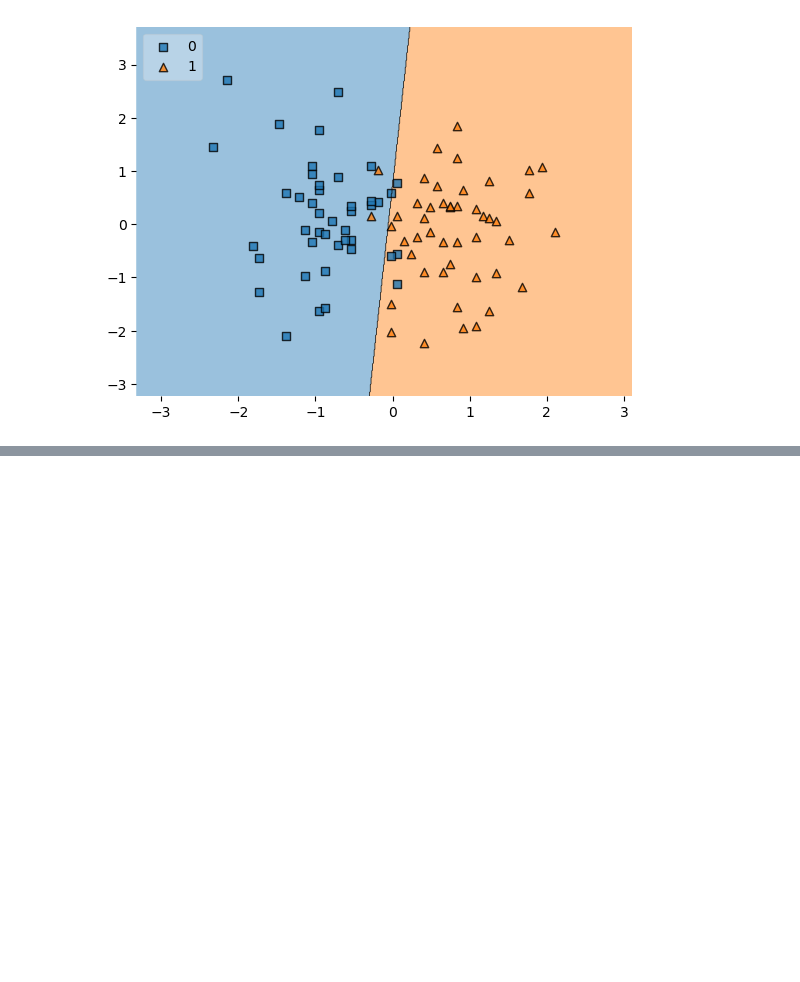
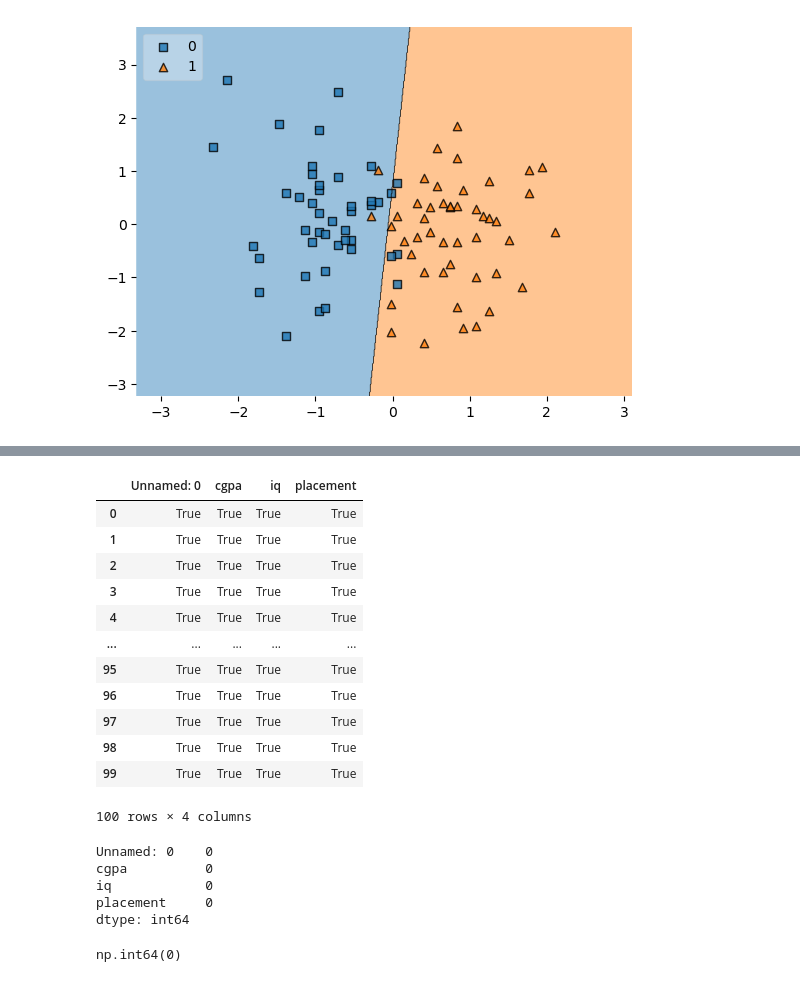
Before and after one commit to cryptic0053/ML-basics, a Jupyter notebook: 100-days-of-ml/Project-1.ipynb, the cells around one changed output, grey strips where cells are left out. Drawn from its saved outputs; the diff is of its cells as text; code cells hidden in the pictures; blank space fills up the shorter version.

```diff
--- a/100-days-of-ml/Project-1.ipynb
+++ b/100-days-of-ml/Project-1.ipynb
@@ -240,0 +274,28 @@ pickle.dump(clf,open('model.pkl','wb'))
+# %%
+df.notnull()
+# %% [output]
+|  | Unnamed: 0 | cgpa | iq | placement |
+| 0 | True | True | True | True |
+| 1 | True | True | True | True |
+| 2 | True | True | True | True |
+| 3 | True | True | True | True |
+| 4 | True | True | True | True |
+| ... | ... | ... | ... | ... |
+| 95 | True | True | True | True |
+| 96 | True | True | True | True |
+| 97 | True | True | True | True |
+| 98 | True | True | True | True |
+| 99 | True | True | True | True |
+100 rows × 4 columns
+# %%
+df.isnull().sum()
+# %% [output]
+Unnamed: 0    0
+cgpa          0
+iq            0
+placement     0
+dtype: int64
+# %%
+df.duplicated().sum()
+# %% [output]
+np.int64(0)
```
Also changed, not shown: parts of 5 cells of this notebook, 4 other files.
